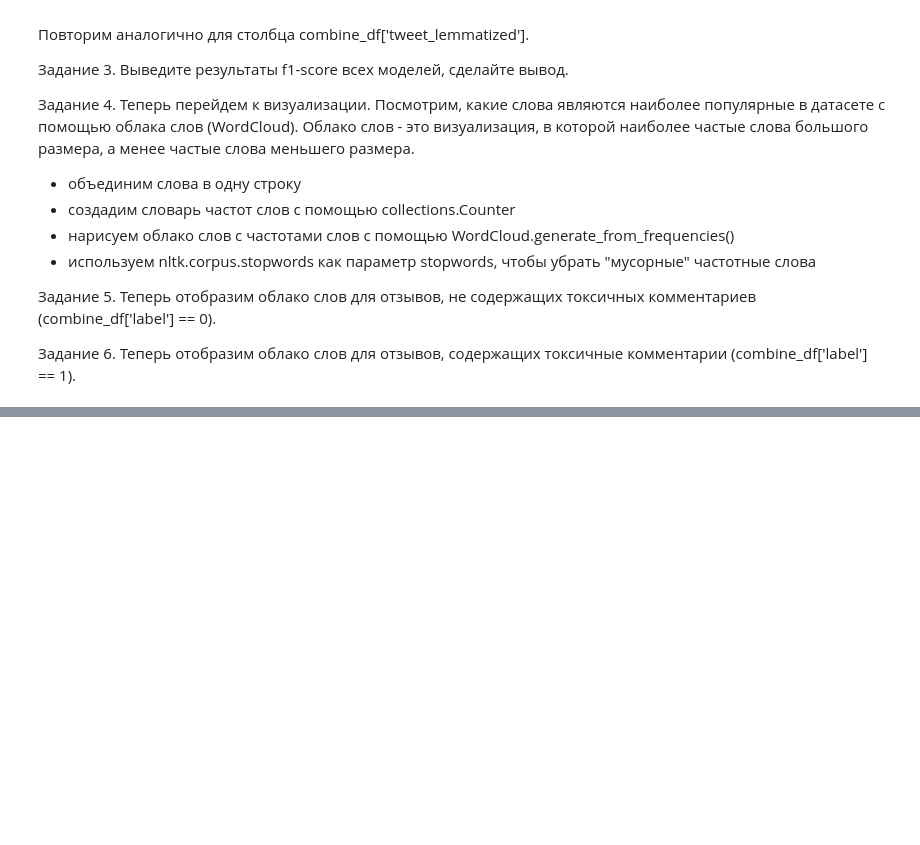
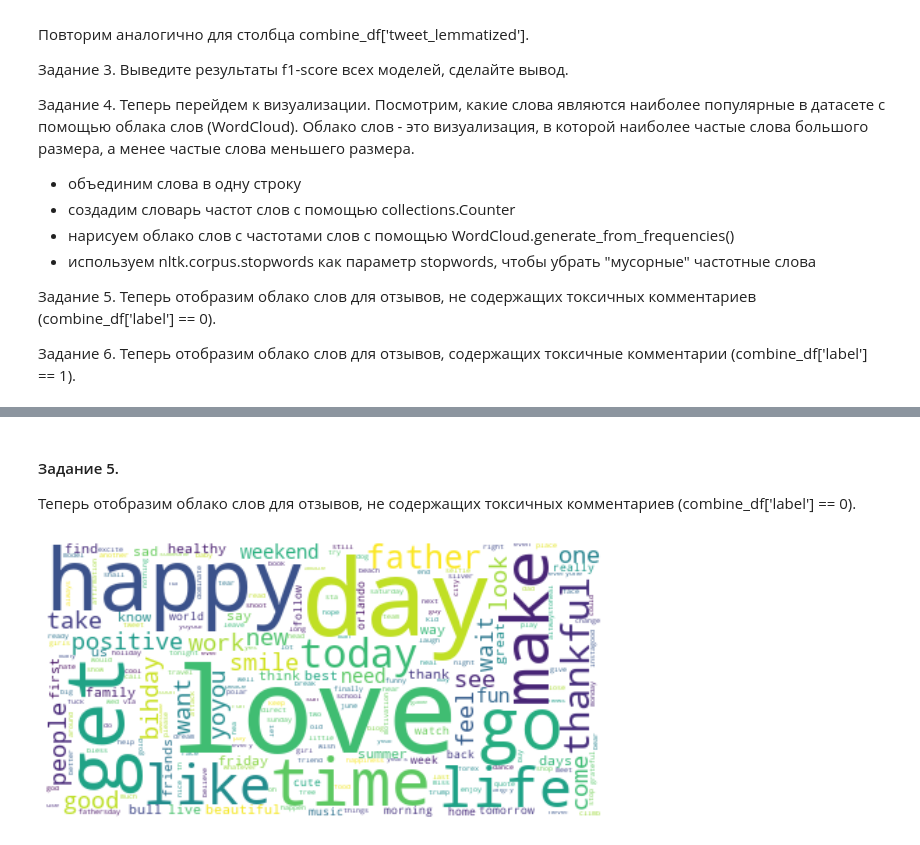
Before and after one commit to SemenovR/GB_IntroductionToNLP, a Jupyter notebook: lesson_04/lesson_4.ipynb, the cells around one changed output, grey strips where cells are left out. Drawn from its saved outputs; the diff is of its cells as text; code cells hidden in the pictures; blank space fills up the shorter version.

```diff
--- a/lesson_04/lesson_4.ipynb
+++ b/lesson_04/lesson_4.ipynb
@@ -418,0 +420,11 @@ tfidf_v.save('models/tfidf_v')
+# %% [markdown]
+#### Задание 5.
+Теперь отобразим облако слов для отзывов, не содержащих токсичных комментариев (combine_df['label'] == 0).
+# %%
+words = []
+for tweet in data['tweet_lemmatized'][data['label'] == 0]:
+    words.extend(tweet)
+
+show_word_cloud(words)
+# %% [output]
+[figure, added]
```
Also changed, not shown: parts of 87 cells of this notebook.
